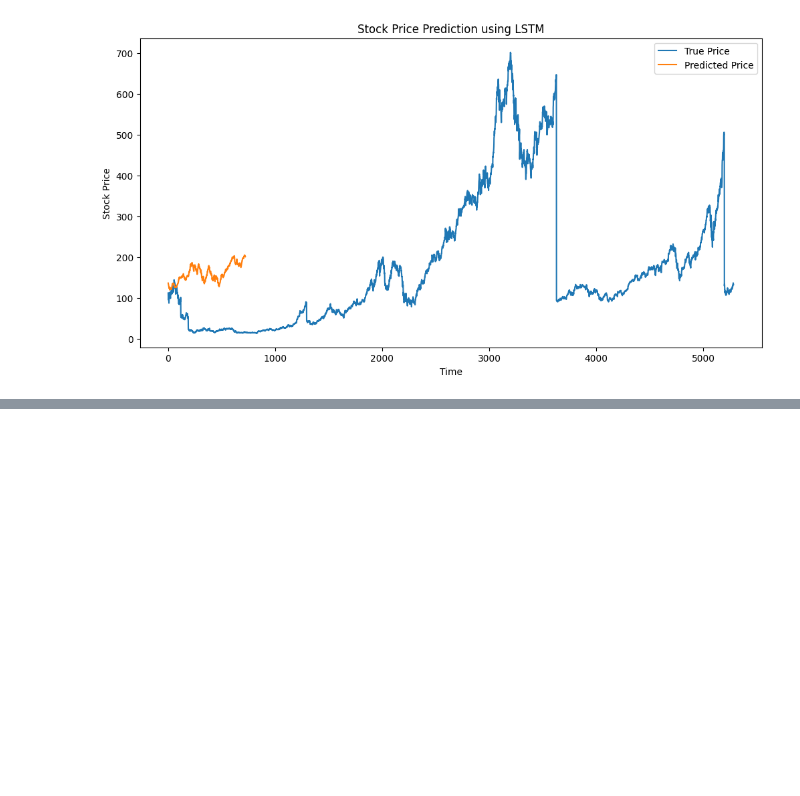
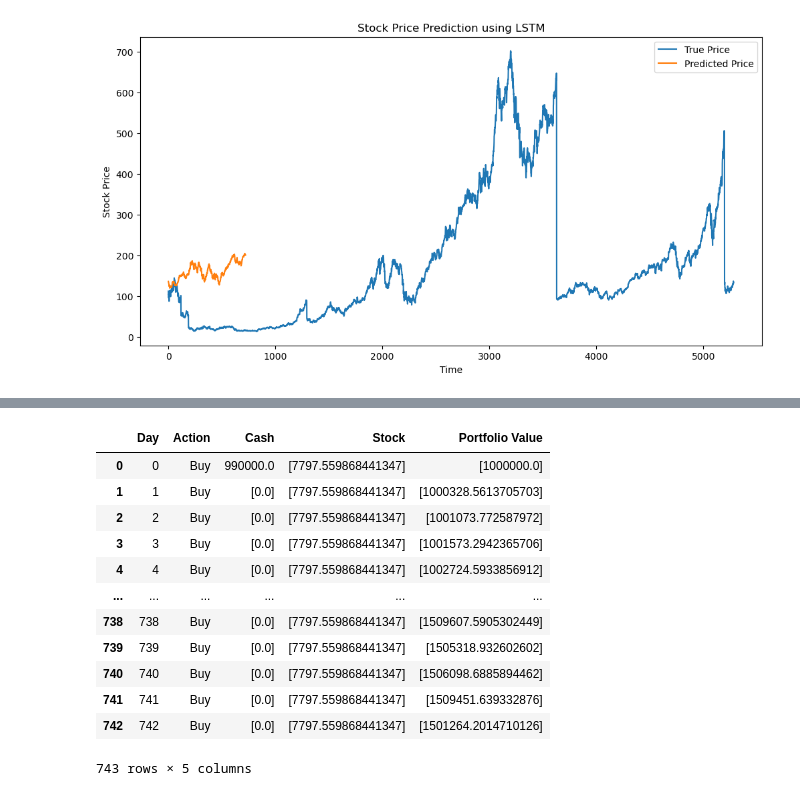
Before and after one commit to Rerris/Technical_Analysis_Proyect, a Jupyter notebook: machine_learning/Red Neuronal LSTM.ipynb, the cells around one changed output, grey strips where cells are left out. Cells and saved outputs as stored; diff of their text form; code cells hidden in the pictures; blank space fills up the shorter version.

```diff
--- a/machine_learning/Red Neuronal LSTM.ipynb
+++ b/machine_learning/Red Neuronal LSTM.ipynb
@@ -134,0 +251,16 @@ plt.show()
+# %%
+df_history
+# %% [output]
+|  | Day | Action | Cash | Stock | Portfolio Value |
+| 0 | 0 | Buy | 990000.0 | [7797.559868441347] | [1000000.0] |
+| 1 | 1 | Buy | [0.0] | [7797.559868441347] | [1000328.5613705703] |
+| 2 | 2 | Buy | [0.0] | [7797.559868441347] | [1001073.772587972] |
+| 3 | 3 | Buy | [0.0] | [7797.559868441347] | [1001573.2942365706] |
+| 4 | 4 | Buy | [0.0] | [7797.559868441347] | [1002724.5933856912] |
+| ... | ... | ... | ... | ... | ... |
+| 738 | 738 | Buy | [0.0] | [7797.559868441347] | [1509607.5905302449] |
+| 739 | 739 | Buy | [0.0] | [7797.559868441347] | [1505318.932602602] |
+| 740 | 740 | Buy | [0.0] | [7797.559868441347] | [1506098.6885894462] |
+| 741 | 741 | Buy | [0.0] | [7797.559868441347] | [1509451.639332876] |
+| 742 | 742 | Buy | [0.0] | [7797.559868441347] | [1501264.2014710126] |
+743 rows × 5 columns
```
Also changed, not shown: parts of 16 cells of this notebook, 3 other files.
